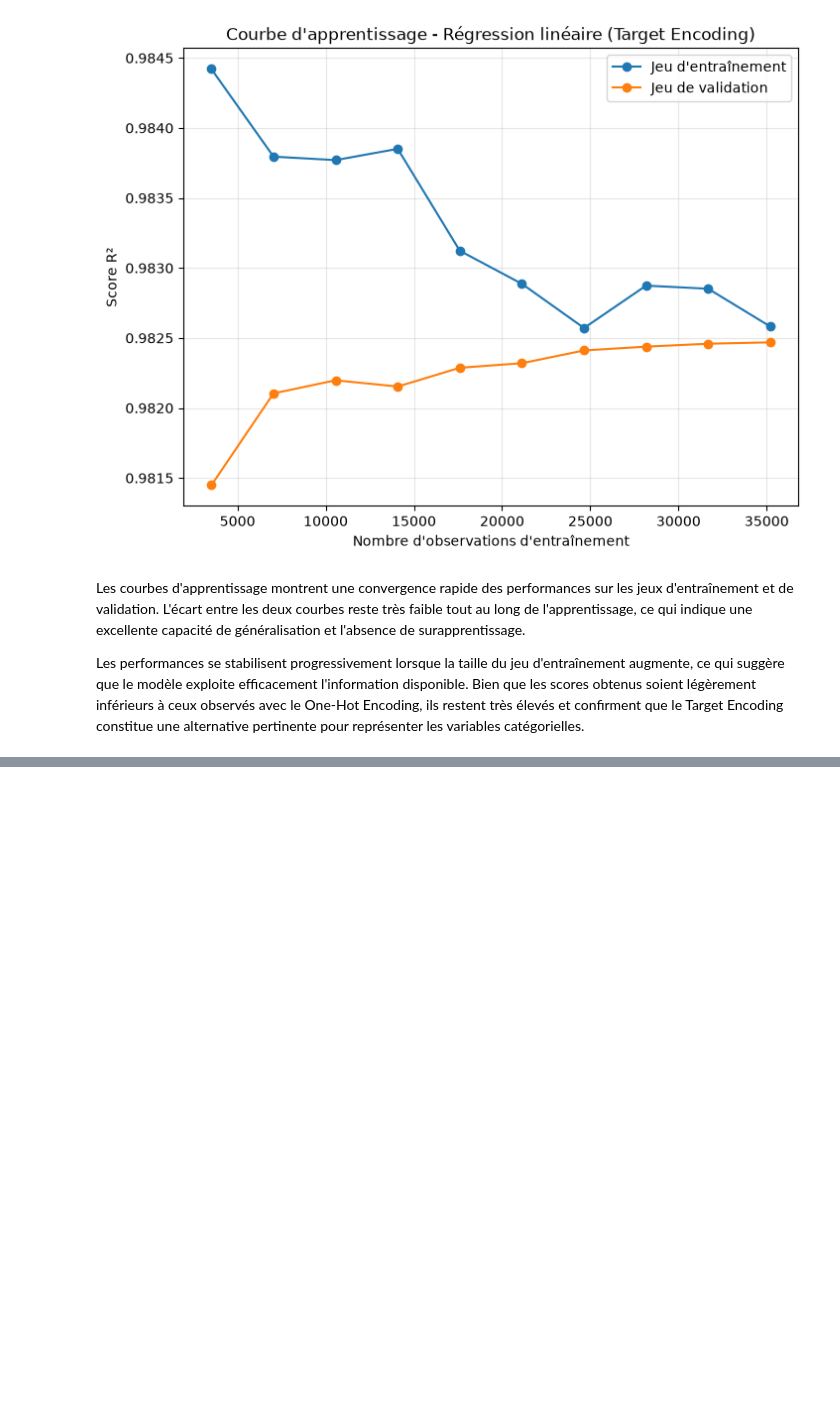
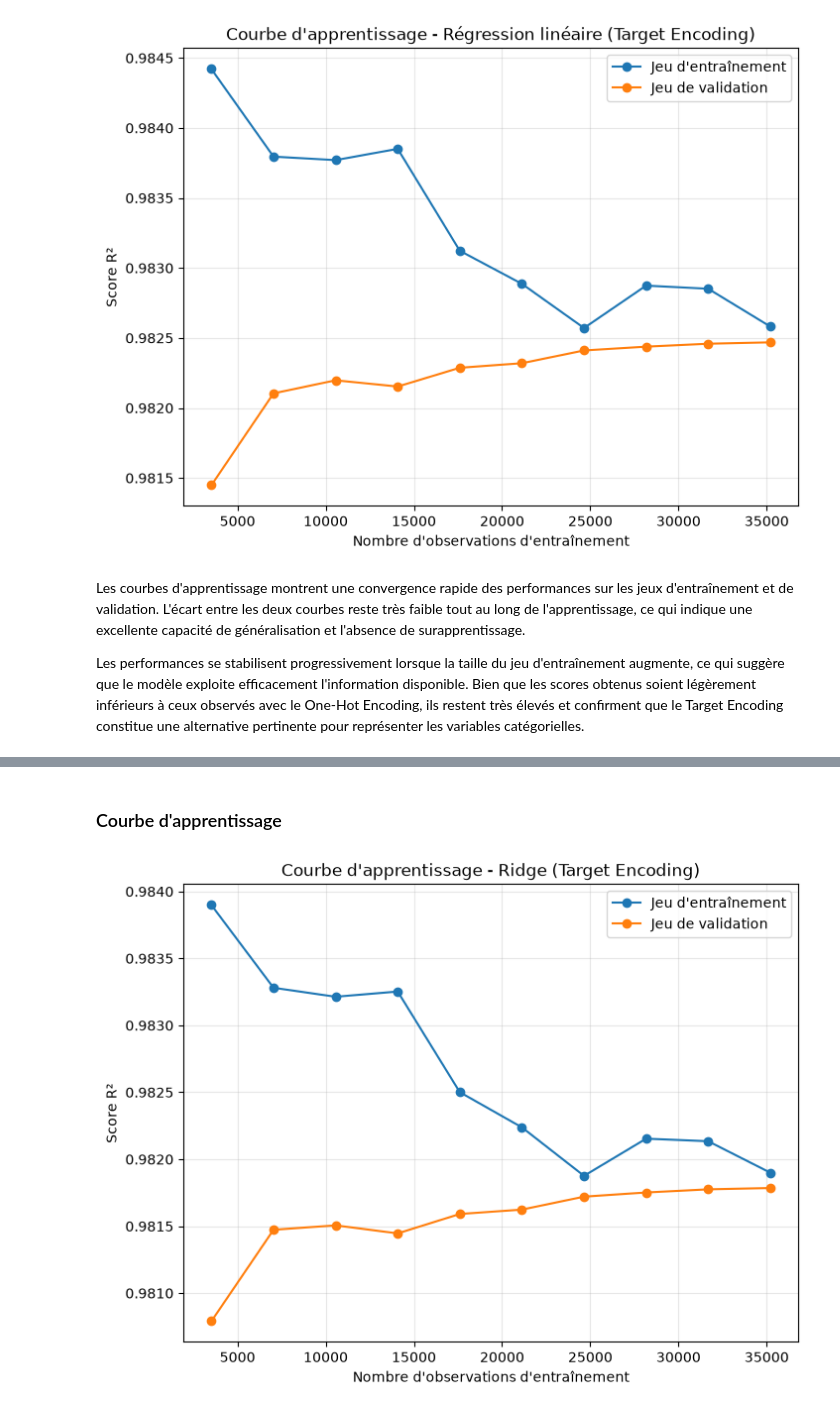
Before and after one commit to LarissaVarnakova/Projet_CO2, a Jupyter notebook: notebooks/modelisation_aziz_target_encoding.ipynb, the cells around one changed output, grey strips where cells are left out. Saved outputs shown, nothing was run; the diff lists cells and outputs as text; code cells hidden in the pictures; blank space fills up the shorter version.

```diff
--- a/notebooks/modelisation_aziz_target_encoding.ipynb
+++ b/notebooks/modelisation_aziz_target_encoding.ipynb
@@ -1415,0 +1564,46 @@ Les performances se stabilisent progressivement lorsque la taille du jeu d'entra
+# %% [markdown]
+### Courbe d'apprentissage
+# %%
+
+# Calcul des courbes d'apprentissage
+train_sizes, train_scores, test_scores = learning_curve(
+    estimator=ridge,
+    X=X_train,
+    y=y_train,
+    cv=5,
+    scoring="r2",
+    train_sizes=np.linspace(0.1, 1.0, 10),
+    n_jobs=-1
+)
+
+# Moyennes des scores
+train_mean = train_scores.mean(axis=1)
+test_mean = test_scores.mean(axis=1)
+
+# Graphique
+plt.figure(figsize=(8,6))
+
+plt.plot(
+    train_sizes,
+    train_mean,
+    marker="o",
+    label="Jeu d'entraînement"
+)
+
+plt.plot(
+    train_sizes,
+    test_mean,
+    marker="o",
+    label="Jeu de validation"
+)
+
+plt.xlabel("Nombre d'observations d'entraînement")
+plt.ylabel("Score R²")
+plt.title("Courbe d'apprentissage - Ridge (Target Encoding)")
+
+plt.grid(alpha=0.3)
+plt.legend()
+
+plt.show()
+# %% [output]
+[figure, added]
```
Also changed, not shown: parts of 20 cells of this notebook.
